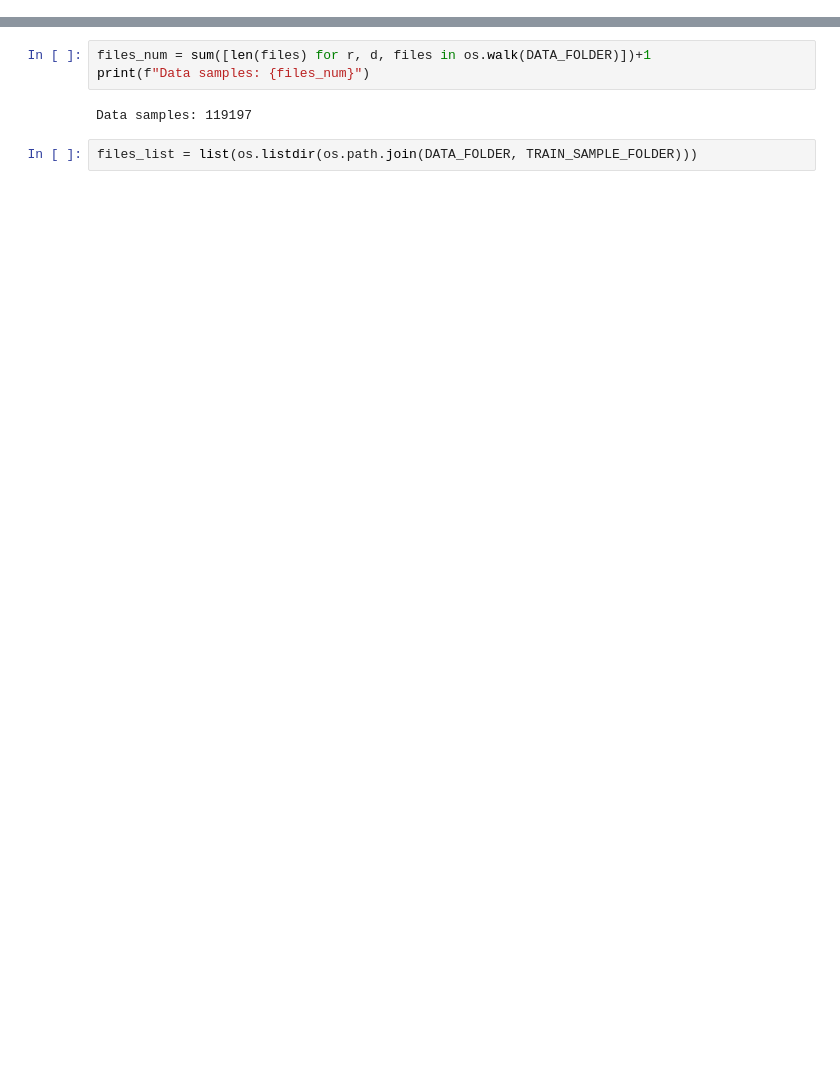
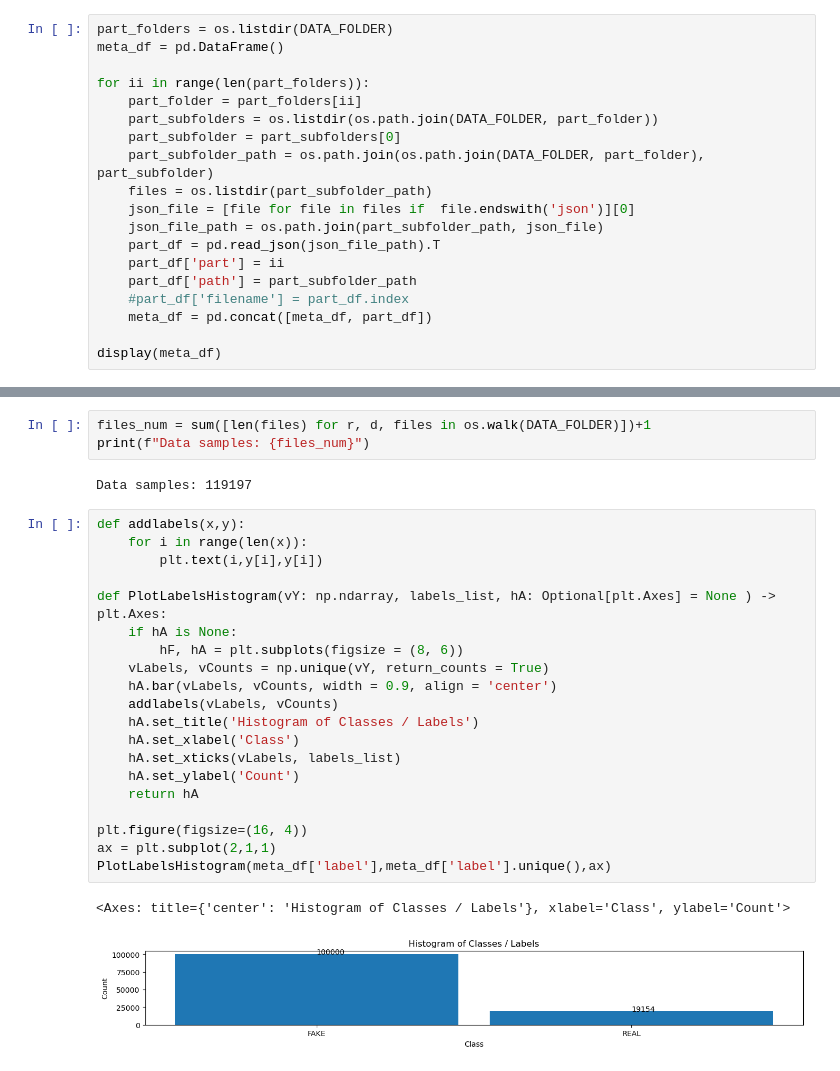
Before and after one commit to VictorMel/DeepFakeDetection, a Jupyter notebook: Victor/ex1.ipynb, the cells around one changed output, grey strips where cells are left out. Saved outputs shown, nothing was run; the diff lists cells and outputs as text; blank space fills up the shorter version.

```diff
--- a/Victor/ex1.ipynb
+++ b/Victor/ex1.ipynb
@@ -22,0 +47,19 @@ DATA_FOLDER = 'E:\DeepFakeDetection\dfdc_train_all'
+# %%
+part_folders = os.listdir(DATA_FOLDER)
+meta_df = pd.DataFrame()
+
+for ii in range(len(part_folders)):
+    part_folder = part_folders[ii]
+    part_subfolders = os.listdir(os.path.join(DATA_FOLDER, part_folder))
+    part_subfolder = part_subfolders[0]
+    part_subfolder_path = os.path.join(os.path.join(DATA_FOLDER, part_folder), part_subfolder)
+    files = os.listdir(part_subfolder_path)
+    json_file = [file for file in files if  file.endswith('json')][0]
+    json_file_path = os.path.join(part_subfolder_path, json_file)
+    part_df = pd.read_json(json_file_path).T
+    part_df['part'] = ii
+    part_df['path'] = part_subfolder_path
+    #part_df['filename'] = part_df.index
+    meta_df = pd.concat([meta_df, part_df])
+
+display(meta_df)
@@ -25,5 +82,26 @@ files_num = sum([len(files) for r, d, files in os.walk(DATA_FOLDER)])+1
 print(f"Data samples: {files_num}")
 # %% [output]
 Data samples: 119197
-# %%
-files_list = list(os.listdir(os.path.join(DATA_FOLDER, TRAIN_SAMPLE_FOLDER)))
+# %%
+def addlabels(x,y):
+    for i in range(len(x)):
+        plt.text(i,y[i],y[i])
+
+def PlotLabelsHistogram(vY: np.ndarray, labels_list, hA: Optional[plt.Axes] = None ) -> plt.Axes:
+    if hA is None:
+        hF, hA = plt.subplots(figsize = (8, 6))
+    vLabels, vCounts = np.unique(vY, return_counts = True)
+    hA.bar(vLabels, vCounts, width = 0.9, align = 'center')
+    addlabels(vLabels, vCounts)
+    hA.set_title('Histogram of Classes / Labels')
+    hA.set_xlabel('Class')
+    hA.set_xticks(vLabels, labels_list)
+    hA.set_ylabel('Count')
+    return hA
+
+plt.figure(figsize=(16, 4))
+ax = plt.subplot(2,1,1)
+PlotLabelsHistogram(meta_df['label'],meta_df['label'].unique(),ax)
+# %% [output]
+<Axes: title={'center': 'Histogram of Classes / Labels'}, xlabel='Class', ylabel='Count'>
+[figure, added]
```
Also changed, not shown: parts of 17 cells of this notebook.
